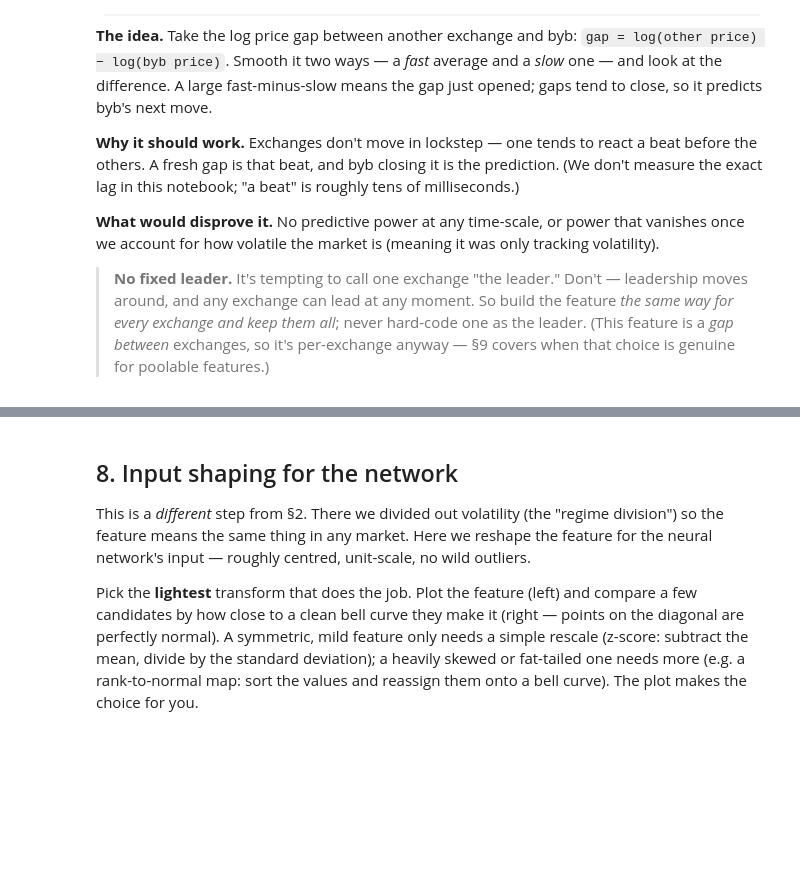
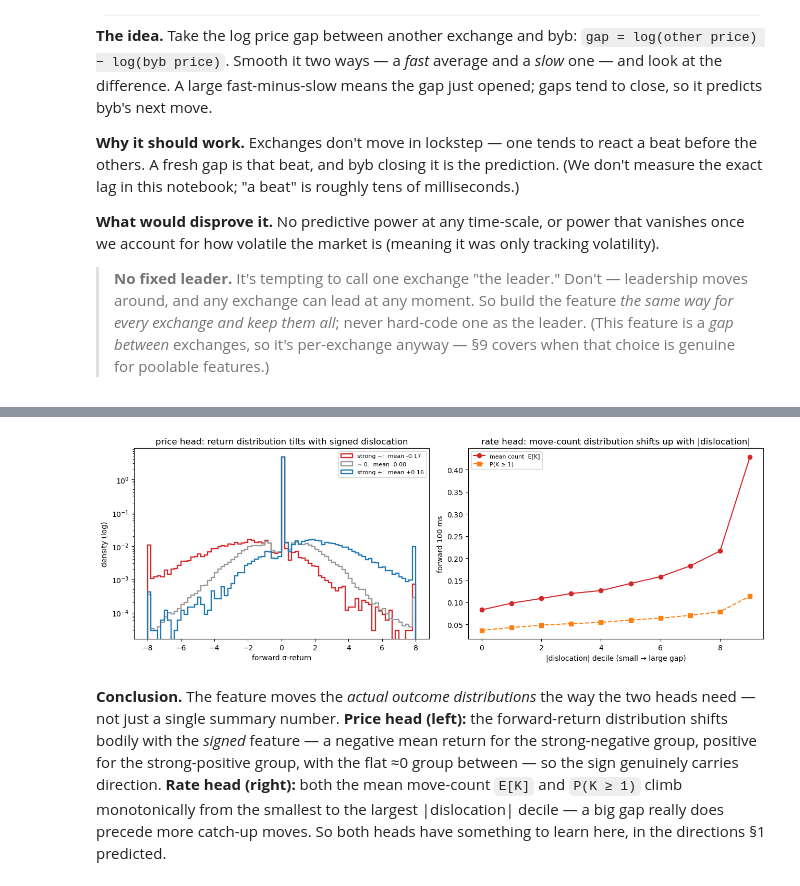
Before and after one commit to leithboyd/boba, a Jupyter notebook: notebooks/features/template.ipynb, the cells around one changed output, grey strips where cells are left out. Saved outputs shown, nothing was run; the diff lists cells and outputs as text; code cells hidden in the pictures; blank space fills up the shorter version.

```diff
--- a/notebooks/features/template.ipynb
+++ b/notebooks/features/template.ipynb
@@ -710,13 +787,36 @@ predicted.
+# %%
+rep_ex = OTHERS[0]                                                              # one exchange shown to illustrate the shape; the model still uses every exchange
+signed = price_dislocation(rep_ex, FAST[price_member[rep_ex][0]], SLOW[price_member[rep_ex][1]])
+absmag = np.abs(price_dislocation(rep_ex, FAST[rate_member[rep_ex][0]], SLOW[rate_member[rep_ex][1]]))  # deliberately the RATE-head scales (rate_member), not the price-head scales — same feature, rate-head's own span pick
+fig, (axA, axB) = plt.subplots(1, 2, figsize=(13, 4.6))
+
+# price head: forward σ-return distribution across signed-dislocation buckets
+lo, hi = np.nanpercentile(signed, [10, 90])
+groups = [("strong −", signed <= lo, "C3"), ("≈ 0", (signed > lo) & (signed < hi), "0.6"),
+          ("strong +", signed >= hi, "C0")]
+bins = np.linspace(-8, 8, 81)
+for lab, m, col in groups:
+    axA.hist(np.clip(target[m & np.isfinite(target)], -8, 8), bins=bins, density=True,
+             histtype="step", color=col, lw=1.7, label=f"{lab}:  mean {np.nanmean(target[m]):+.2f}")
+axA.set_yscale("log"); axA.set_xlabel("forward σ-return"); axA.set_ylabel("density (log)")
+axA.set_title("price head: return distribution tilts with signed dislocation"); axA.legend(fontsize=8)
+
+# rate head: forward move-count shifts up with |dislocation|
+# raw fwd_count is shown here only for intuition; the rate head's actual target is rate_target = fwd_count / λ_ev (count ÷ λ_ev)
+dec = np.digitize(absmag, np.nanpercentile(absmag, np.arange(10, 100, 10)))
+axB.plot(range(10), [fwd_count[dec == b].mean() for b in range(10)], "o-", color="C3", label="mean count  E[K]")
+axB.plot(range(10), [(fwd_count[dec == b] >= 1).mean() for b in range(10)], "s--", color="C1", label="P(K ≥ 1)")
+axB.set_xlabel("|dislocation| decile (small → large gap)"); axB.set_ylabel("forward 100 ms")
+axB.set_title("rate head: move-count distribution shifts up with |dislocation|"); axB.legend(fontsize=8)
+fig.tight_layout(); plt.show()
+# %% [output]
+[figure, added]
 # %% [markdown]
-## 8. Input shaping for the network
-
-This is a *different* step from §2. There we divided out volatility (the "regime division") so
-the feature means the same thing in any market. Here we reshape the feature for the neural
-network's input — roughly centred, unit-scale, no wild outliers.
-
-Pick the **lightest** transform that does the job. Plot the feature (left) and compare a few
-candidates by how close to a clean bell curve they make it (right — points on the diagonal are
-perfectly normal). A symmetric, mild feature only needs a simple rescale (z-score: subtract
-the mean, divide by the standard deviation); a heavily skewed or fat-tailed one needs more
-(e.g. a rank-to-normal map: sort the values and reassign them onto a bell curve). The plot
-makes the choice for you.
+**Conclusion.** The feature moves the *actual outcome distributions* the way the two heads
+need — not just a single summary number. **Price head (left):** the forward-return distribution
+shifts bodily with the *signed* feature — a negative mean return for the strong-negative group,
+positive for the strong-positive group, with the flat ≈0 group between — so the sign genuinely
+carries direction. **Rate head (right):** both the mean move-count `E[K]` and `P(K ≥ 1)` climb
+monotonically from the smallest to the largest |dislocation| decile — a big gap really does
+precede more catch-up moves. So both heads have something to learn here, in the directions §1
+predicted.
```
Also changed, not shown: parts of 40 cells of this notebook, 2 other files.
